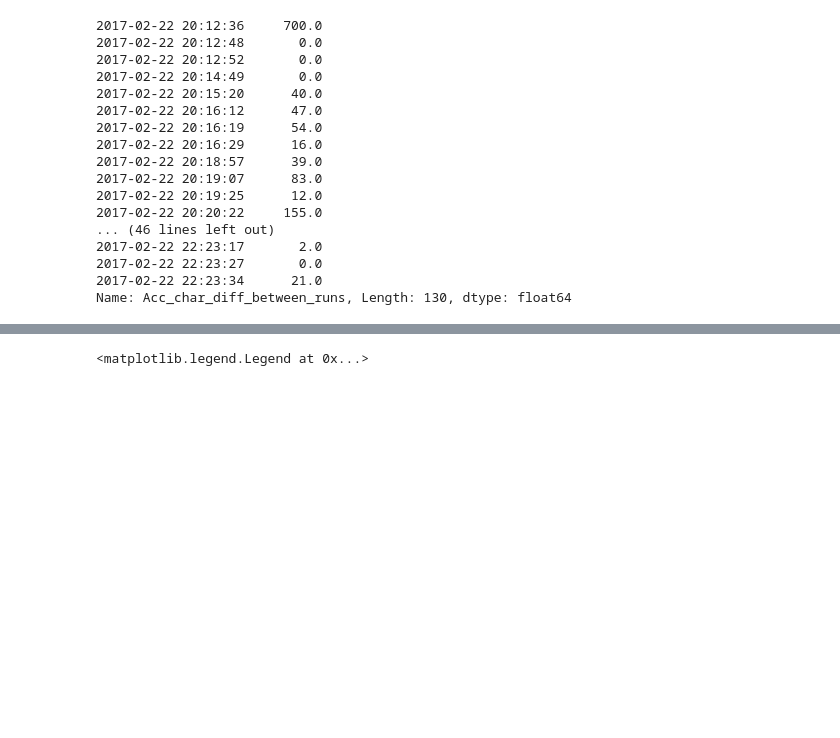
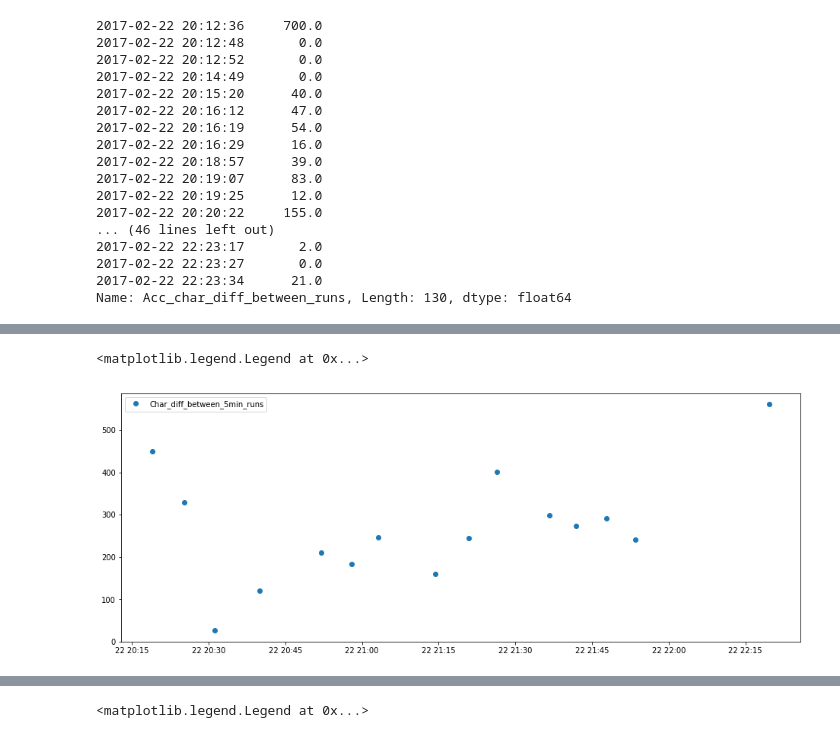
Before and after one commit to hermanmk/jexercise-data-analysis, a Jupyter notebook: Working modes.ipynb, the cells around one changed output, grey strips where cells are left out. Saved outputs shown, nothing was run; the diff lists cells and outputs as text; code cells hidden in the pictures; blank space fills up the shorter version.

```diff
--- a/Working modes.ipynb
+++ b/Working modes.ipynb
@@ -187,0 +262,7 @@ Name: Acc_char_diff_between_runs, Length: 130, dtype: float64
+# %%
+plt.figure(figsize=(16,6))
+plt.plot(only_runs.Char_diff_between_5min_runs, marker='o', linestyle="None")
+plt.legend()
+# %% [output]
+<matplotlib.legend.Legend at 0x...>
+[figure, added]
```
Also changed, not shown: parts of 11 cells of this notebook.
